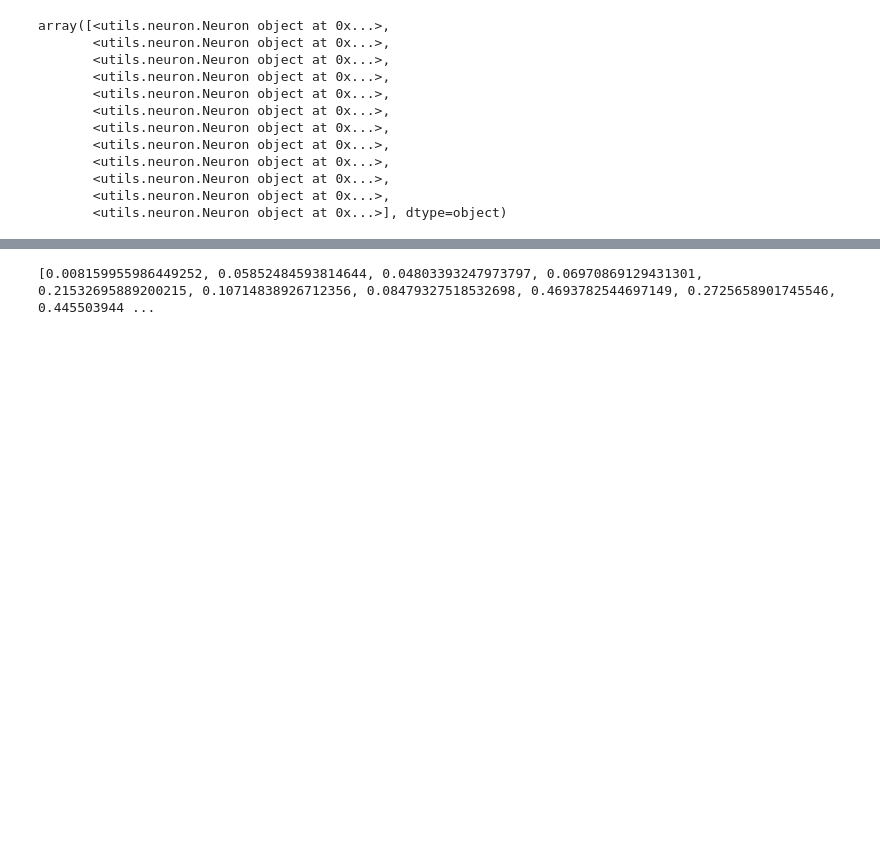
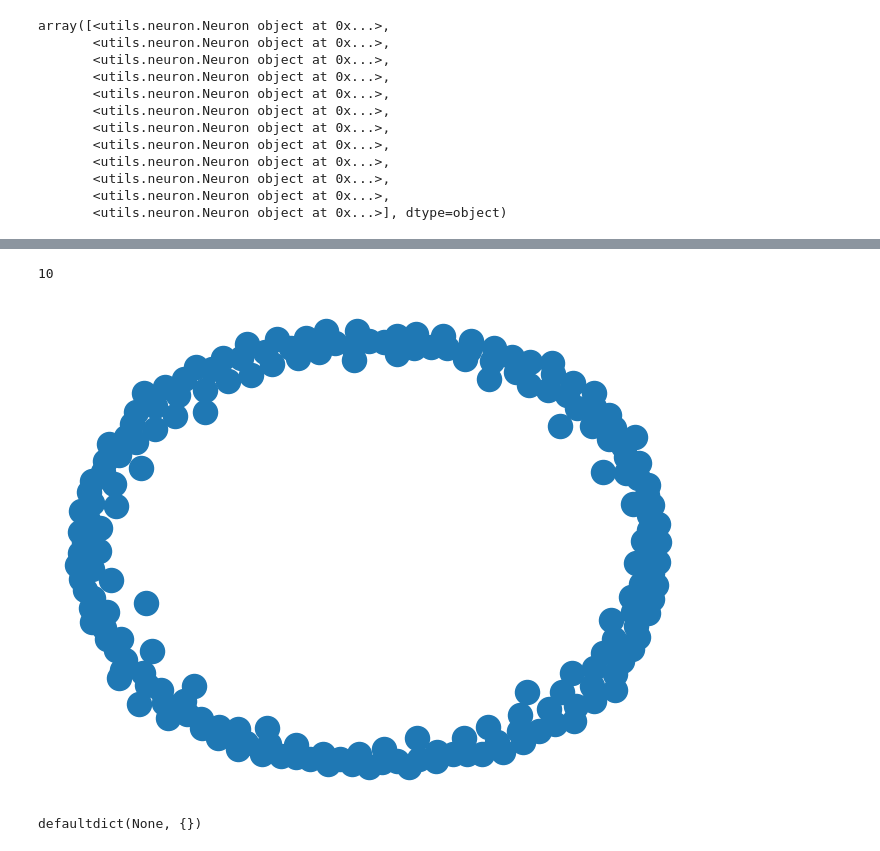
Before and after one commit to LilaShiba/wide_neural_nets_snd, a Jupyter notebook: neuron_explore.ipynb, the cells around one changed output, grey strips where cells are left out. Cells and saved outputs as stored; diff of their text form; code cells hidden in the pictures; blank space fills up the shorter version.

Commit message:
network ex

```diff
--- a/neuron_explore.ipynb
+++ b/neuron_explore.ipynb
@@ -103,5 +104,21 @@ defaultdict(None, {0: (<utils.neuron.Neuron object at 0x...>, [0.269759460612280
 # %%
 h = edge_dict[1][1]
-print(h)
+print(len(h))
 # %% [output]
-[0.008159955986449252, 0.05852484593814644, 0.04803393247973797, 0.06970869129431301, 0.21532695889200215, 0.10714838926712356, 0.08479327518532698, 0.4693782544697149, 0.2725658901745546, 0.445503944 ...
+10
+# %%
+signal = Neuron(1.7892)
+l1 = Layer(128)
+l2 = Layer(64)
+l1.forward(signal.input)
+l2.forward(signal.input)
+nn = Network([l1, l2])
+nn.int_graph()
+# %%
+nx.draw(nn.graph)
+# %% [output]
+[figure, added]
+# %%
+nn.edge_dict
+# %% [output]
+defaultdict(None, {})
```
Also changed, not shown: parts of 10 cells of this notebook, 2 other files.
